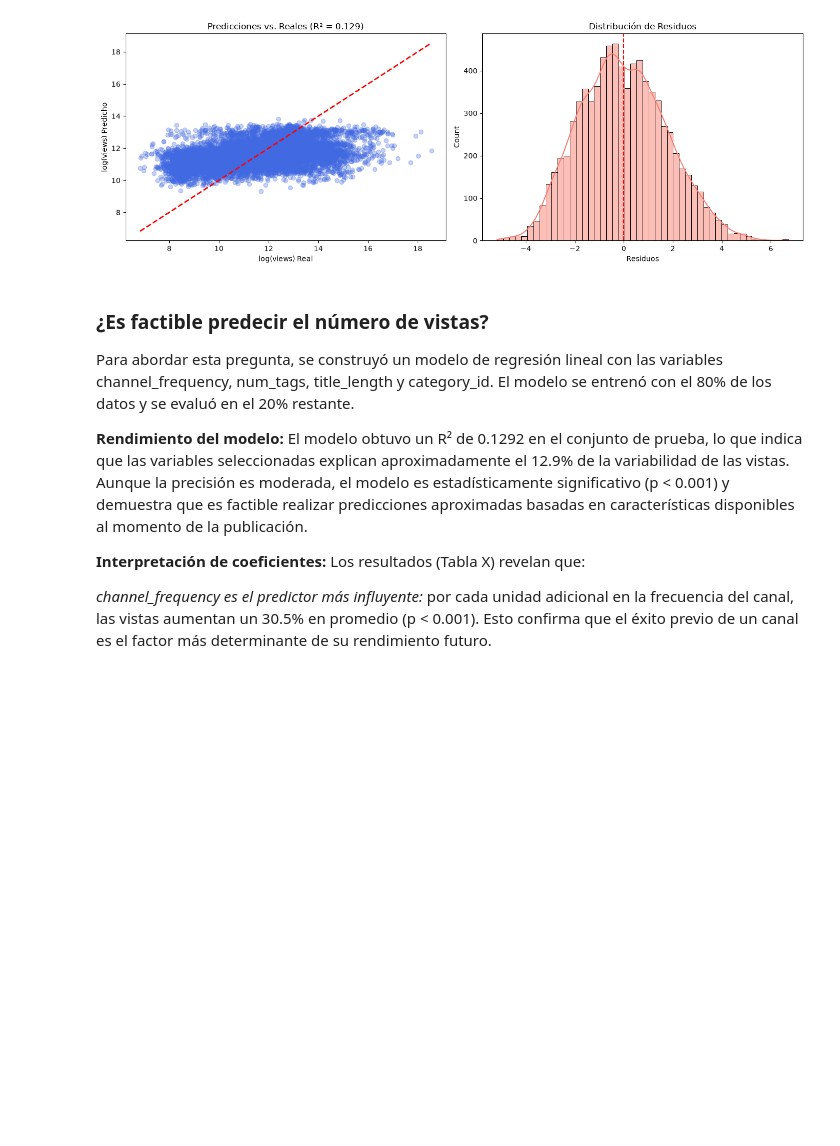
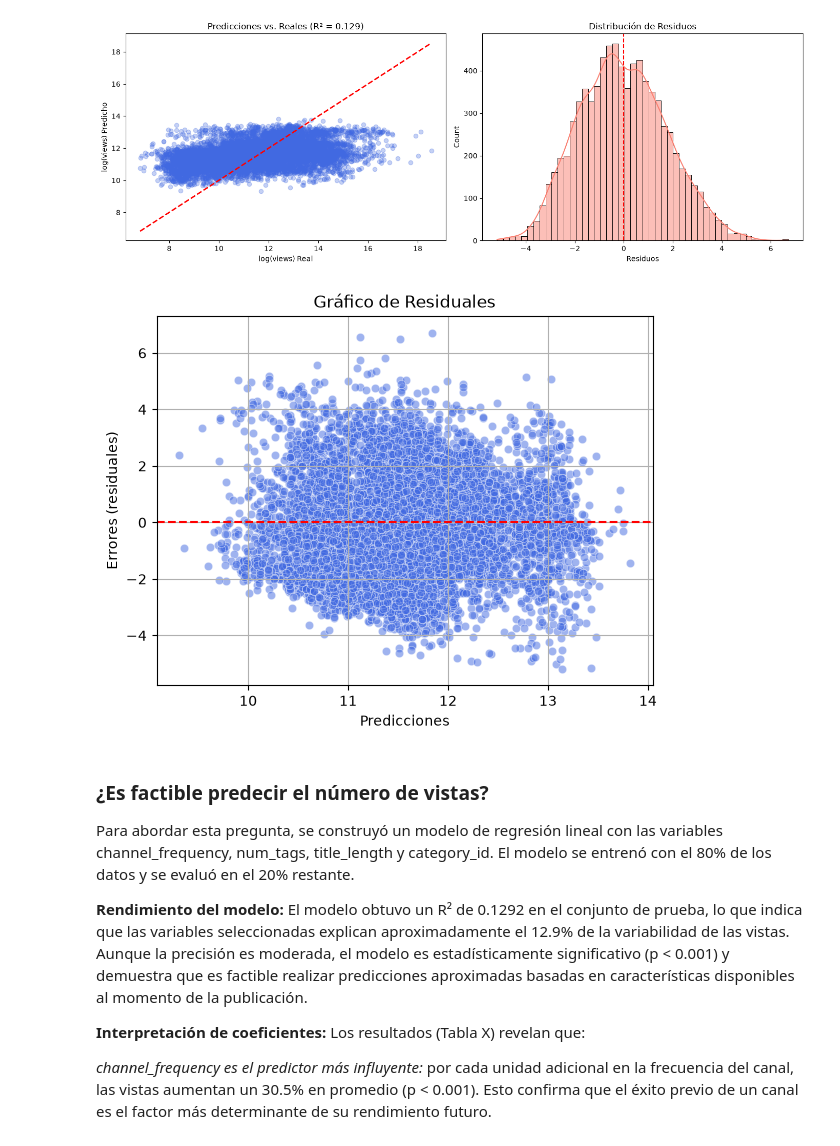
Before and after one commit to MartinDAA/FDS-2026-1-3227, a Jupyter notebook: code/model.ipynb, the cells around one changed output. Cells and saved outputs as stored; diff of their text form; code cells hidden in the pictures; blank space fills up the shorter version.

Commit message:
data: añadido gráfico de residuales al análisis de resultados del modelo

```diff
--- a/code/model.ipynb
+++ b/code/model.ipynb
@@ -380,6 +383,16 @@ plt.tight_layout()
 plt.show()
 # %% [output]
 [figure]
+# %%
+sns.scatterplot(x=y_pred, y=residuals, alpha=0.5, color='royalblue')
+plt.axhline(0, color='red', linestyle='--')
+plt.title('Gráfico de Residuales')
+plt.xlabel('Predicciones')
+plt.ylabel('Errores residuales)')
+plt.grid(True)
+plt.show()
+# %% [output]
+[figure, added]
 # %% [markdown]
 ### ¿Es factible predecir el número de vistas?
 
```
Also changed, not shown: parts of 2 cells of this notebook, 1 other file.
